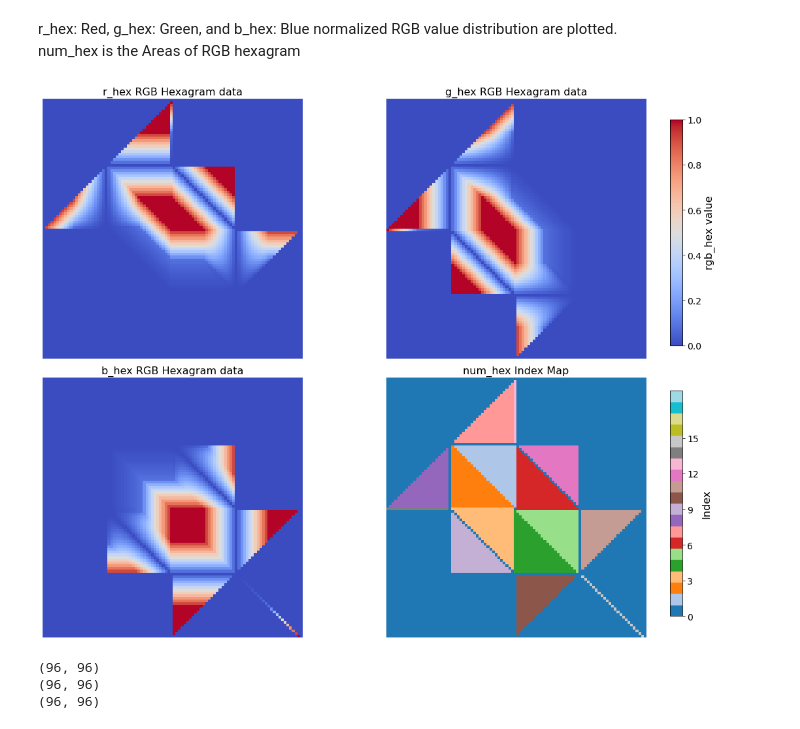
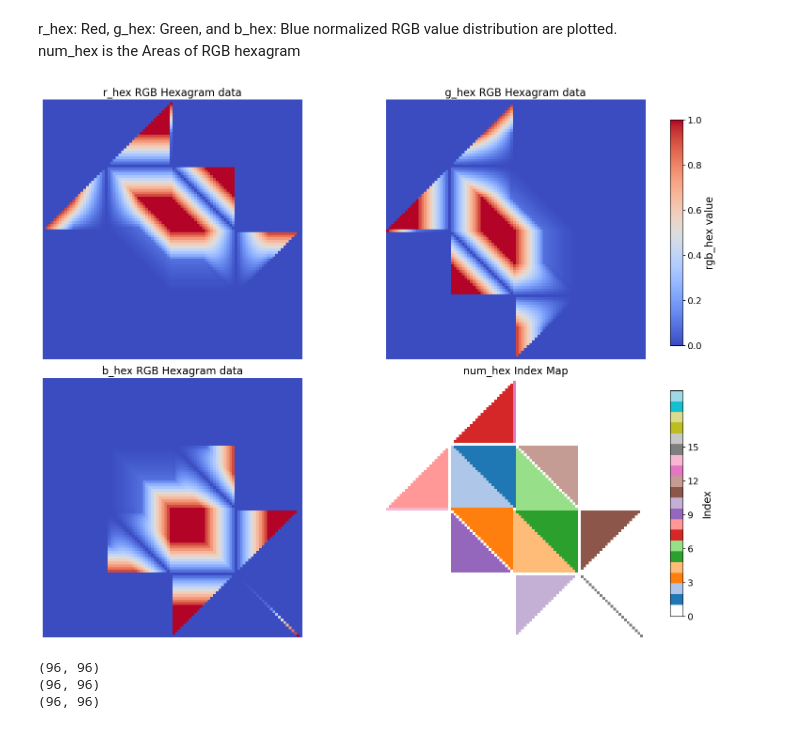
Before and after one commit to konchasu/RGB_hexagram_CRM, a Jupyter notebook: RGB_hexagram_tutorial_for_SCALE_comparison.ipynb, the cells around one changed output. Cells and saved outputs as stored; diff of their text form; code cells hidden in the pictures.

```diff
--- a/RGB_hexagram_tutorial_for_SCALE_comparison.ipynb
+++ b/RGB_hexagram_tutorial_for_SCALE_comparison.ipynb
@@ -67,35 +116,36 @@ cax3 = fig.add_axes([0.82, 0.05, 0.015, 0.4])
 # r_hex
 im0 = ax0.imshow(r_hex[:, :], vmin=0, vmax=1, cmap='coolwarm', origin='lower')
 ax0.set_title('r_hex RGB Hexagram data', fontsize=16)
 ax0.axis('off')
 
 # g_hex
 im1 = ax1.imshow(g_hex[:, :], vmin=0, vmax=1, cmap='coolwarm', origin='lower')
 ax1.set_title('g_hex RGB Hexagram data', fontsize=16)
 ax1.axis('off')
 fig.colorbar(im1, cax=cax1, label='g_hex value')
 cb1 = fig.colorbar(im1, cax=cax1)
 cb1.set_label('rgb_hex value', fontsize=16)
 cb1.ax.tick_params(labelsize=14)
 
 # b_hex
 im2 = ax2.imshow(b_hex[:, :], vmin=0, vmax=1, cmap='coolwarm', origin='lower')
 ax2.set_title('b_hex RGB Hexagram data', fontsize=16)
 ax2.axis('off')
 
 # num_hex
-im3 = ax3.imshow(num_hex[:, :] * 256.0, vmin=0, vmax=19, cmap='tab20', origin='lower')
+masked_num_hex = np.ma.masked_where(num_hex <= 0, num_hex)
+im3 = ax3.imshow(masked_num_hex * 256.0, vmin=1, vmax=20, cmap='tab20', origin='lower')
 ax3.set_title('num_hex Index Map', fontsize=16)
 ax3.axis('off')
 cb3 = fig.colorbar(im3, cax=cax3)
 cb3.set_label('Index', fontsize=16)
 cb3.set_ticks(np.arange(0, 16, 3))
 cb3.ax.tick_params(labelsize=14)
 
 plt.tight_layout(rect=[0, 0, 0.85, 1])
 plt.show()
 # %% [output]
-[figure, old version]
+[figure, new version]
 # %%
 print(r_hex.shape)
 print(g_hex.shape)
```
Also changed, not shown: parts of 23 cells of this notebook, 6 other files.
